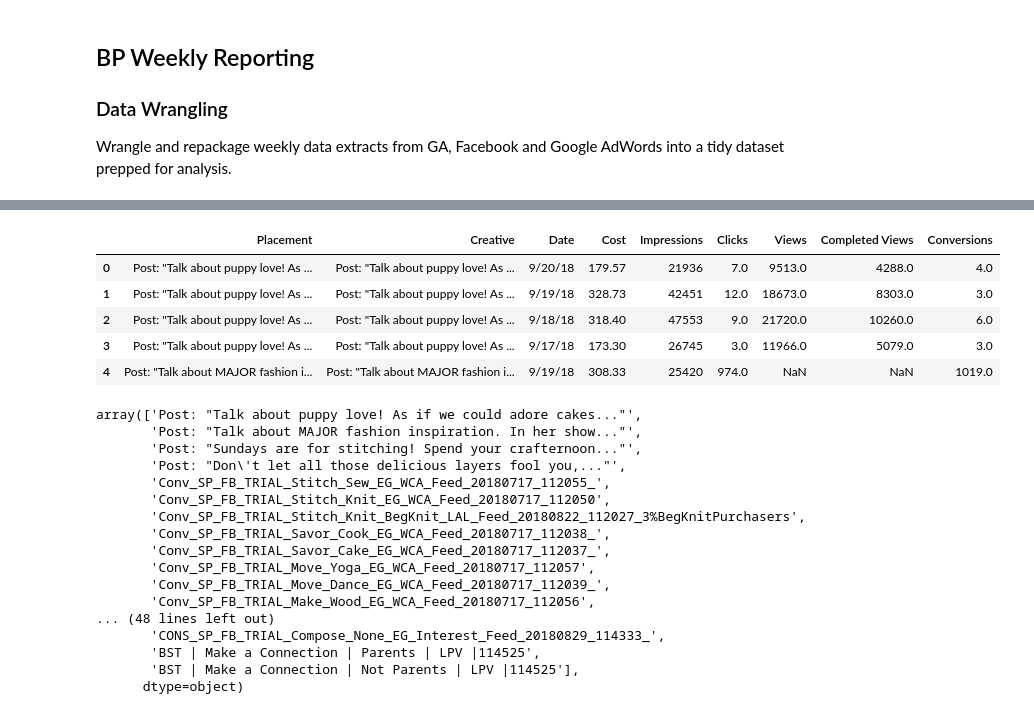
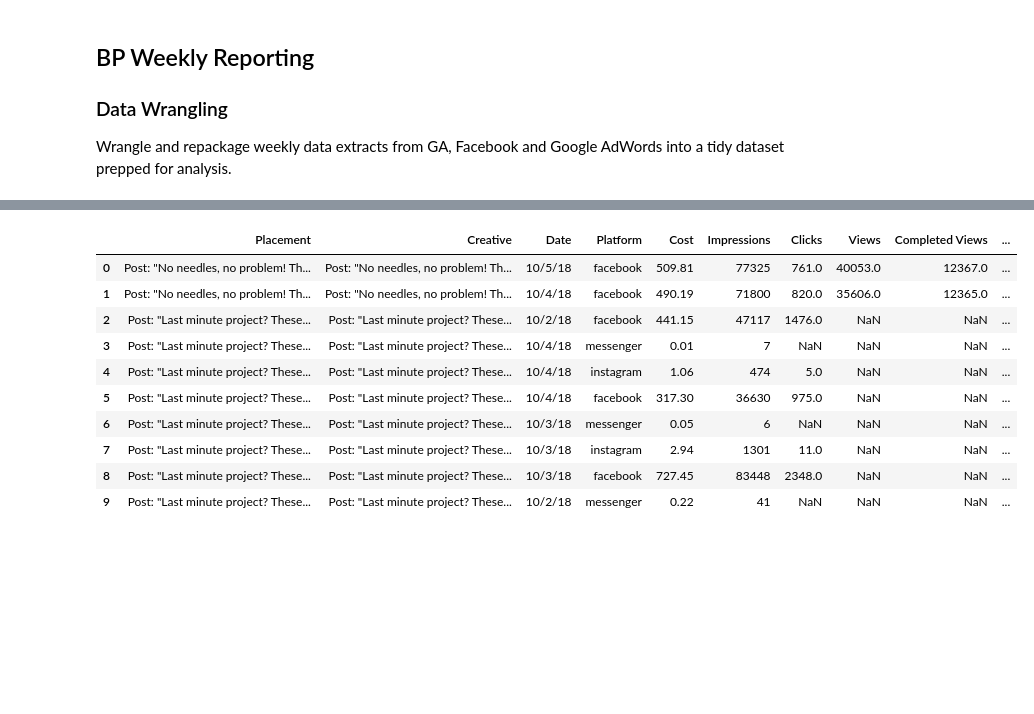
Before and after one commit to ccaddel/bp_data_wrangling, a Jupyter notebook: build_data_script_reverse_engineer.ipynb, the cells around one changed output, grey strips where cells are left out. Cells and saved outputs as stored; diff of their text form; code cells hidden in the pictures; blank space fills up the shorter version.

```diff
--- a/build_data_script_reverse_engineer.ipynb
+++ b/build_data_script_reverse_engineer.ipynb
@@ -58,34 +59,19 @@ Facebook.head()
 # %%
 # Change column names
-Facebook.columns = ['Placement', 'Creative', 'Date', 'Cost', 'Impressions', 'Clicks', 'Views', 'Completed Views', 'Conversions']
-Facebook.head()
+Facebook.columns = ['Placement', 'Creative', 'Date', 'Platform', 'Cost', 'Impressions', 'Clicks', 'Views', 'Completed Views', 'Conversions']
+Facebook.head(10)
 # %% [output]
-|  | Placement | Creative | Date | Cost | Impressions | Clicks | Views | Completed Views | Conversions |
-| 0 | Post: "Talk about puppy love! As ... | Post: "Talk about puppy love! As ... | 9/20/18 | 179.57 | 21936 | 7.0 | 9513.0 | 4288.0 | 4.0 |
-| 1 | Post: "Talk about puppy love! As ... | Post: "Talk about puppy love! As ... | 9/19/18 | 328.73 | 42451 | 12.0 | 18673.0 | 8303.0 | 3.0 |
-| 2 | Post: "Talk about puppy love! As ... | Post: "Talk about puppy love! As ... | 9/18/18 | 318.40 | 47553 | 9.0 | 21720.0 | 10260.0 | 6.0 |
-| 3 | Post: "Talk about puppy love! As ... | Post: "Talk about puppy love! As ... | 9/17/18 | 173.30 | 26745 | 3.0 | 11966.0 | 5079.0 | 3.0 |
-| 4 | Post: "Talk about MAJOR fashion i... | Post: "Talk about MAJOR fashion i... | 9/19/18 | 308.33 | 25420 | 974.0 | NaN | NaN | 1019.0 |
+|  | Placement | Creative | Date | Platform | Cost | Impressions | Clicks | Views | Completed Views | ... |
+| 0 | Post: "No needles, no problem! Th... | Post: "No needles, no problem! Th... | 10/5/18 | facebook | 509.81 | 77325 | 761.0 | 40053.0 | 12367.0 | ... |
+| 1 | Post: "No needles, no problem! Th... | Post: "No needles, no problem! Th... | 10/4/18 | facebook | 490.19 | 71800 | 820.0 | 35606.0 | 12365.0 | ... |
+| 2 | Post: "Last minute project? These... | Post: "Last minute project? These... | 10/2/18 | facebook | 441.15 | 47117 | 1476.0 | NaN | NaN | ... |
+| 3 | Post: "Last minute project? These... | Post: "Last minute project? These... | 10/4/18 | messenger | 0.01 | 7 | NaN | NaN | NaN | ... |
+| 4 | Post: "Last minute project? These... | Post: "Last minute project? These... | 10/4/18 | instagram | 1.06 | 474 | 5.0 | NaN | NaN | ... |
+| 5 | Post: "Last minute project? These... | Post: "Last minute project? These... | 10/4/18 | facebook | 317.30 | 36630 | 975.0 | NaN | NaN | ... |
+| 6 | Post: "Last minute project? These... | Post: "Last minute project? These... | 10/3/18 | messenger | 0.05 | 6 | NaN | NaN | NaN | ... |
+| 7 | Post: "Last minute project? These... | Post: "Last minute project? These... | 10/3/18 | instagram | 2.94 | 1301 | 11.0 | NaN | NaN | ... |
+| 8 | Post: "Last minute project? These... | Post: "Last minute project? These... | 10/3/18 | facebook | 727.45 | 83448 | 2348.0 | NaN | NaN | ... |
+| 9 | Post: "Last minute project? These... | Post: "Last minute project? These... | 10/2/18 | messenger | 0.22 | 41 | NaN | NaN | NaN | ... |
-# %%
-Facebook['Placement'].unique()
-# %% [output]
-array(['Post: "Talk about puppy love! As if we could adore cakes..."',
-       'Post: "Talk about MAJOR fashion inspiration. In her show..."',
-       'Post: "Sundays are for stitching! Spend your crafternoon..."',
-       'Post: "Don\'t let all those delicious layers fool you,..."',
-       'Conv_SP_FB_TRIAL_Stitch_Sew_EG_WCA_Feed_20180717_112055_',
-       'Conv_SP_FB_TRIAL_Stitch_Knit_EG_WCA_Feed_20180717_112050',
-       'Conv_SP_FB_TRIAL_Stitch_Knit_BegKnit_LAL_Feed_20180822_112027_3%BegKnitPurchasers',
-       'Conv_SP_FB_TRIAL_Savor_Cook_EG_WCA_Feed_20180717_112038_',
-       'Conv_SP_FB_TRIAL_Savor_Cake_EG_WCA_Feed_20180717_112037_',
-       'Conv_SP_FB_TRIAL_Move_Yoga_EG_WCA_Feed_20180717_112057',
-       'Conv_SP_FB_TRIAL_Move_Dance_EG_WCA_Feed_20180717_112039_',
-       'Conv_SP_FB_TRIAL_Make_Wood_EG_WCA_Feed_20180717_112056',
-... (48 lines left out)
-       'CONS_SP_FB_TRIAL_Compose_None_EG_Interest_Feed_20180829_114333_',
-       'BST | Make a Connection | Parents | LPV |114525',
-       'BST | Make a Connection | Not Parents | LPV |114525'],
-      dtype=object)
 # %%
 # read in Google export
 Google = pd.read_csv('Bluprint_Weekly_Reporting_Template_Google.csv')
```
Also changed, not shown: parts of 54 cells of this notebook.
